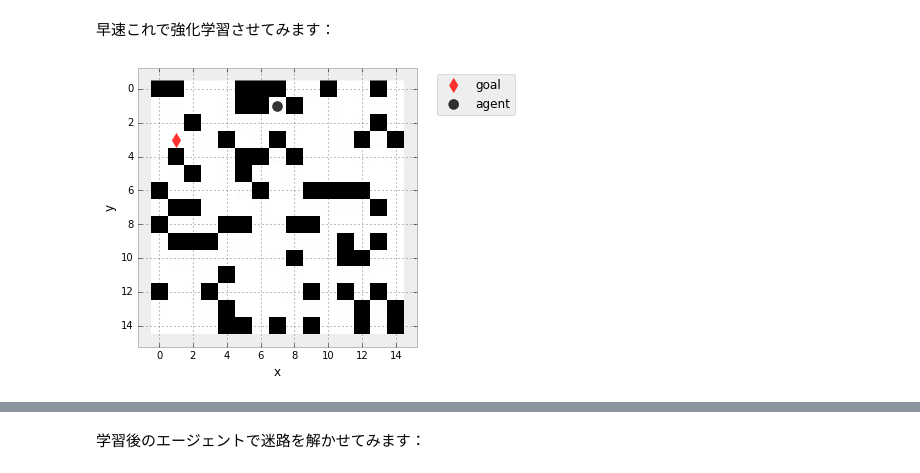
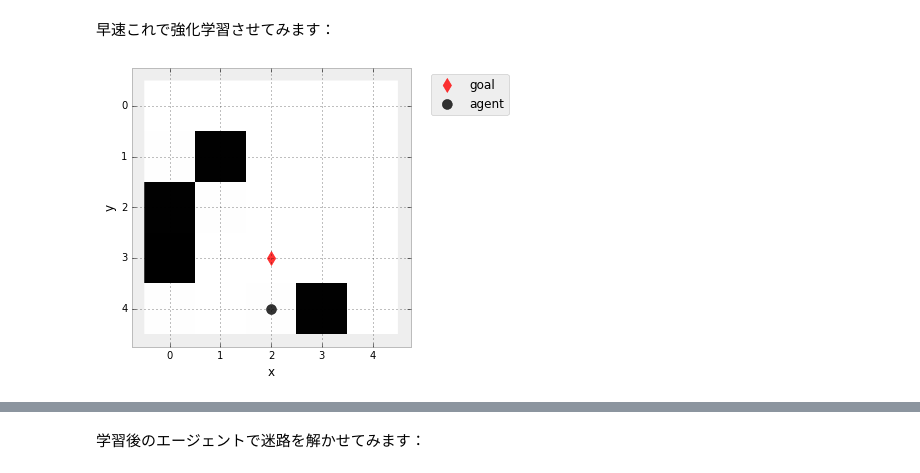
Before and after one commit to AkinoriTanaka-phys/HPC-Phys_tutorial_and_hands-on, a Jupyter notebook: section2.ipynb, the cells around one changed output, grey strips where cells are left out. Saved outputs shown, nothing was run; the diff lists cells and outputs as text; code cells hidden in the pictures.

```diff
--- a/section2.ipynb
+++ b/section2.ipynb
@@ -323,11 +323,11 @@ class SARSA_optimizer(Optimizer):
 早速これで強化学習させてみます：
 # %%
 %matplotlib inline
-Env = MazeEnv(15,15, threshold=1.2)
+Env = MazeEnv(5,5, threshold=1.2)
 Env.reset()
 Env.render()
 # %% [output]
-[figure, old version]
+[figure, new version]
 # %%
 %%time
 q = Parameters(Env)
```
Also changed, not shown: parts of 3 cells of this notebook, 1 other file.
